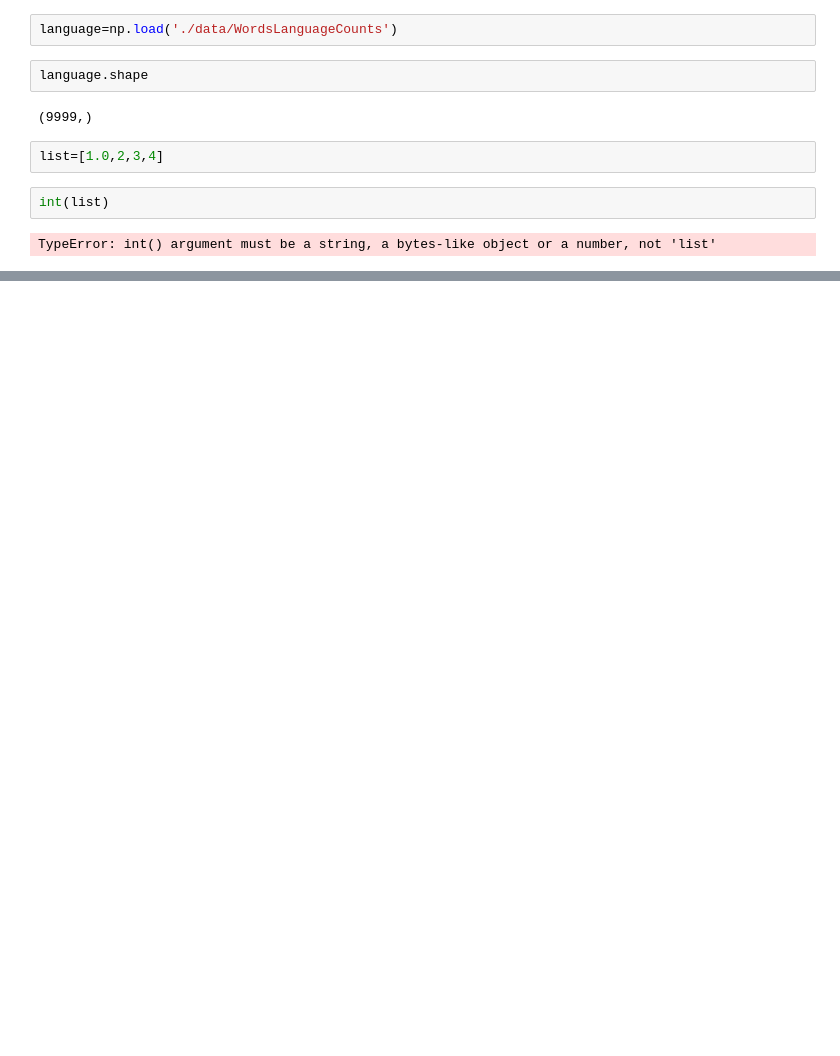
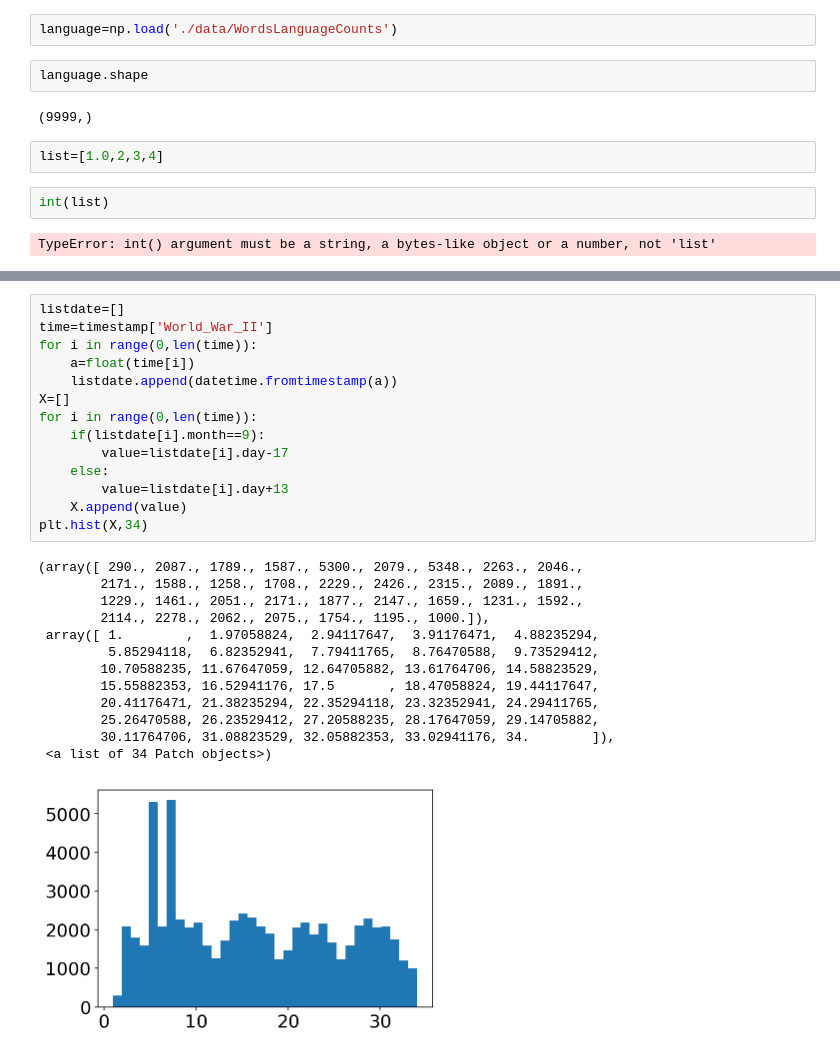
Before and after one commit to xuan-li/CSE-544-Project, a Jupyter notebook: HongyiDuanmu.ipynb, the cells around one changed output, grey strips where cells are left out. Cells and saved outputs as stored; diff of their text form; blank space fills up the shorter version.

```diff
--- a/HongyiDuanmu.ipynb
+++ b/HongyiDuanmu.ipynb
@@ -382,0 +464,28 @@ TypeError: int() argument must be a string, a bytes-like object or a number, not
+# %%
+listdate=[]
+time=timestamp['World_War_II']
+for i in range(0,len(time)):
+    a=float(time[i])
+    listdate.append(datetime.fromtimestamp(a))
+X=[]
+for i in range(0,len(time)):
+    if(listdate[i].month==9):
+        value=listdate[i].day-17
+    else:
+        value=listdate[i].day+13
+    X.append(value)
+plt.hist(X,34)
+# %% [output]
+(array([ 290., 2087., 1789., 1587., 5300., 2079., 5348., 2263., 2046.,
+        2171., 1588., 1258., 1708., 2229., 2426., 2315., 2089., 1891.,
+        1229., 1461., 2051., 2171., 1877., 2147., 1659., 1231., 1592.,
+        2114., 2278., 2062., 2075., 1754., 1195., 1000.]),
+ array([ 1.        ,  1.97058824,  2.94117647,  3.91176471,  4.88235294,
+         5.85294118,  6.82352941,  7.79411765,  8.76470588,  9.73529412,
+        10.70588235, 11.67647059, 12.64705882, 13.61764706, 14.58823529,
+        15.55882353, 16.52941176, 17.5       , 18.47058824, 19.44117647,
+        20.41176471, 21.38235294, 22.35294118, 23.32352941, 24.29411765,
+        25.26470588, 26.23529412, 27.20588235, 28.17647059, 29.14705882,
+        30.11764706, 31.08823529, 32.05882353, 33.02941176, 34.        ]),
+ <a list of 34 Patch objects>)
+[figure, added]
```
Also changed, not shown: parts of 26 cells of this notebook, 45 other files.
